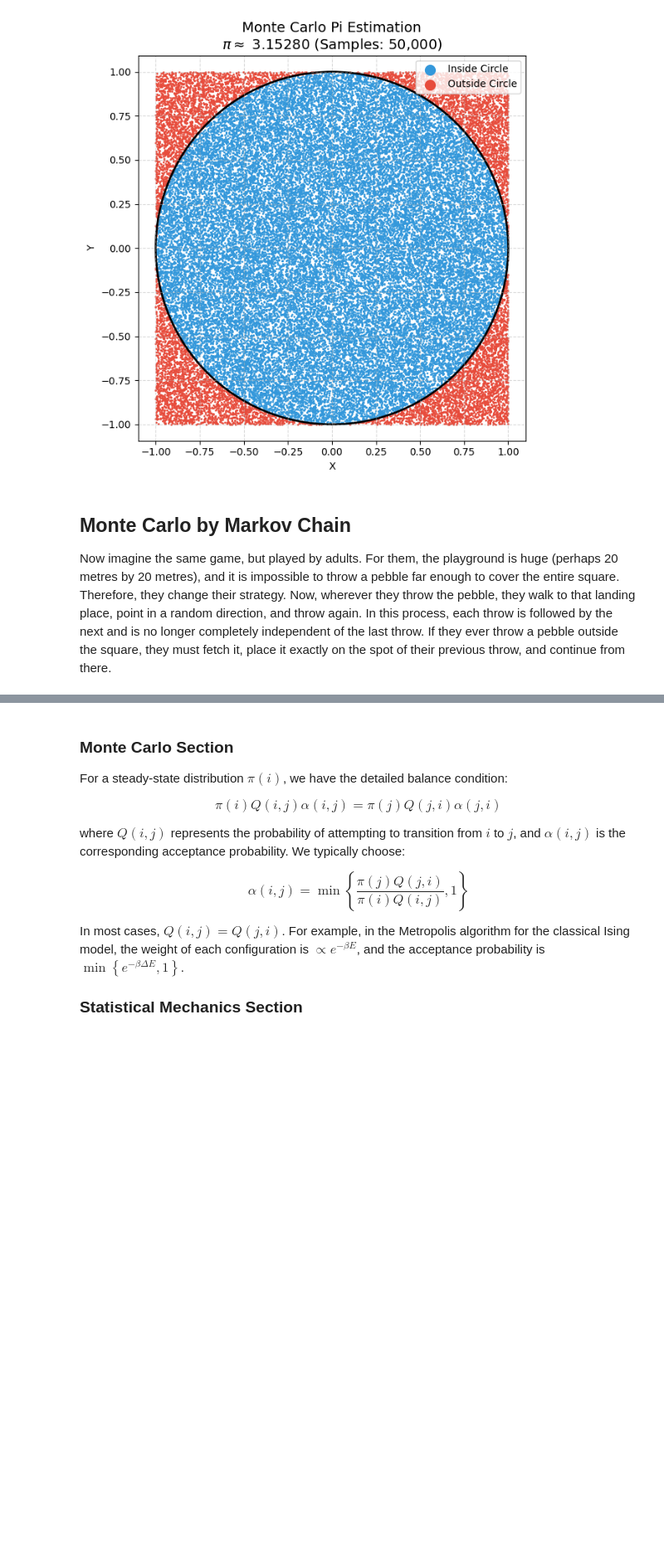
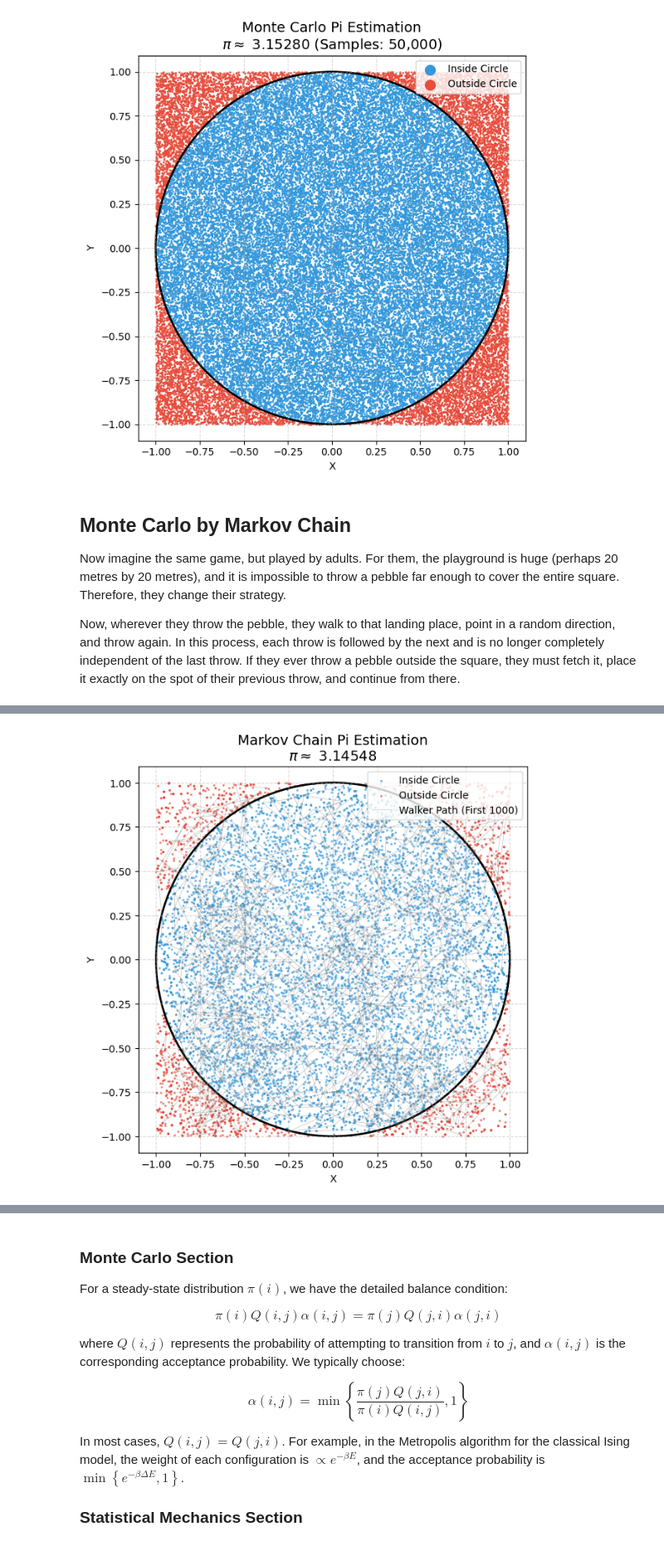
Before and after one commit to RENSHUZHE/HKU-DQMC, a Jupyter notebook: DQMC_Part_1_Prerequisite.ipynb, the cells around one changed output, grey strips where cells are left out. Shown at 83% size. Drawn from its saved outputs; the diff is of its cells as text; code cells hidden in the pictures; blank space fills up the shorter version.

```diff
--- a/DQMC_Part_1_Prerequisite.ipynb
+++ b/DQMC_Part_1_Prerequisite.ipynb
@@ -67,4 +67,81 @@ Error:        0.011207
 # %% [markdown]
 ## Monte Carlo by Markov Chain
 
-Now imagine the same game, but played by adults. For them, the playground is huge (perhaps 20 metres by 20 metres), and it is impossible to throw a pebble far enough to cover the entire square. Therefore, they change their strategy. Now, wherever they throw the pebble, they walk to that landing place, point in a random direction, and throw again. In this process, each throw is followed by the next and is no longer completely independent of the last throw. If they ever throw a pebble outside the square, they must fetch it, place it exactly on the spot of their previous throw, and continue from there.
+Now imagine the same game, but played by adults. For them, the playground is huge (perhaps 20 metres by 20 metres), and it is impossible to throw a pebble far enough to cover the entire square. Therefore, they change their strategy.
+
+Now, wherever they throw the pebble, they walk to that landing place, point in a random direction, and throw again. In this process, each throw is followed by the next and is no longer completely independent of the last throw. If they ever throw a pebble outside the square, they must fetch it, place it exactly on the spot of their previous throw, and continue from there.
+# %%
+def markov_pi(num_samples=100000, delta=0.01):
+    # 1. Initialise variables exactly as in the pseudocode
+    n_hits = 0
+    x, y = 1.0, 1.0  # Starting exactly at the top-right corner
+
+    # Arrays to store the path for visualisation
+    x_history = np.zeros(num_samples)
+    y_history = np.zeros(num_samples)
+
+    # 2. The Markov Chain loop
+    for i in range(num_samples):
+        # Propose a random step within the throwing range (-delta to delta)
+        delta_x = np.random.uniform(-delta, delta)
+        delta_y = np.random.uniform(-delta, delta)
+
+        # The referee checks if the new position is still inside the 2x2 square
+        if abs(x + delta_x) < 1.0 and abs(y + delta_y) < 1.0:
+            x = x + delta_x
+            y = y + delta_y
+        # If the move is rejected, x and y remain the same, and the adult stays put
+
+        # Record the current position for our plot
+        x_history[i] = x
+        y_history[i] = y
+
+        # 3. Check if the current position is inside the inscribed circle
+        if x**2 + y**2 < 1.0:
+            n_hits += 1
+
+    # Calculate Pi
+    pi_estimate = 4 * n_hits / num_samples
+
+    print(f"Total Steps:   {num_samples:,}")
+    print(f"Step Size (δ): {delta}")
+    print(f"Estimated Pi:  {pi_estimate:.6f}")
+    print(f"Actual Pi:     {np.pi:.6f}")
+    print(f"Error:         {abs(pi_estimate - np.pi):.6f}")
+
+    # 4. Visualise the Markov Chain
+    plt.figure(figsize=(7, 7))
+
+    # Check which points in our history landed inside the circle
+    distances = x_history**2 + y_history**2
+    inside = distances < 1.0
+
+    # Plot the points (using a smaller sample size to prevent the plot from becoming a solid block of colour)
+    plot_limit = min(num_samples, 10000)
+
+    plt.scatter(x_history[:plot_limit][inside[:plot_limit]], y_history[:plot_limit][inside[:plot_limit]],
+                color='#3498db', s=2, alpha=0.5, label='Inside Circle')
+    plt.scatter(x_history[:plot_limit][~inside[:plot_limit]], y_history[:plot_limit][~inside[:plot_limit]],
+                color='#e74c3c', s=2, alpha=0.5, label='Outside Circle')
+
+    # Draw a faint line connecting the first 1000 steps to show the "Random Walk" path
+    plt.plot(x_history[:1000], y_history[:1000], color='gray', linewidth=0.5, alpha=0.5, label='Walker Path (First 1000)')
+
+    # Draw the boundary circle
+    circle = plt.Circle((0, 0), 1, color='black', fill=False, linewidth=2)
+    plt.gca().add_patch(circle)
+
+    plt.title(f"Markov Chain Pi Estimation\n$\pi \\approx$ {pi_estimate:.5f}", fontsize=14)
+    plt.xlabel("X")
+    plt.ylabel("Y")
+    plt.axis("equal")
+    plt.xlim(-1.1, 1.1)
+    plt.ylim(-1.1, 1.1)
+    plt.legend(loc='upper right')
+    plt.grid(True, linestyle='--', alpha=0.5)
+
+    plt.show()
+
+# Run the simulation (feel free to change the delta value to see how it affects the chain)
+markov_pi(num_samples=100000, delta=0.3)
+# %% [output]
@@ -70,0 +154 @@ Now imagine the same game, but played by adults. For them, the playground is hug
+[figure, added]
```
Also changed, not shown: parts of 3 cells of this notebook.
